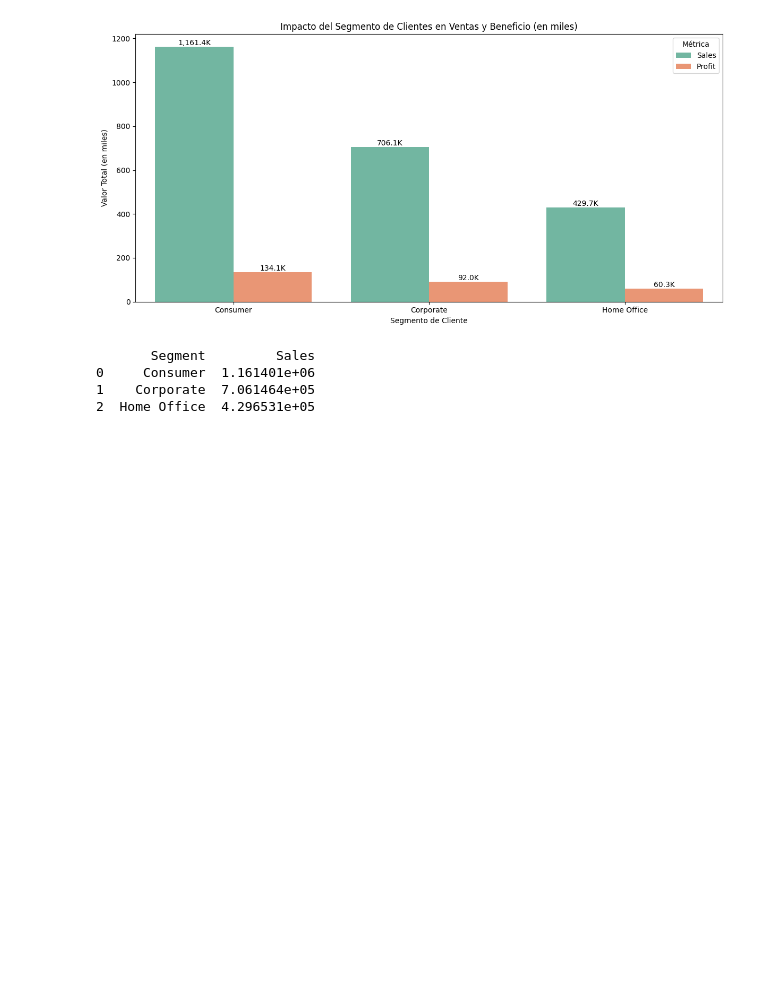
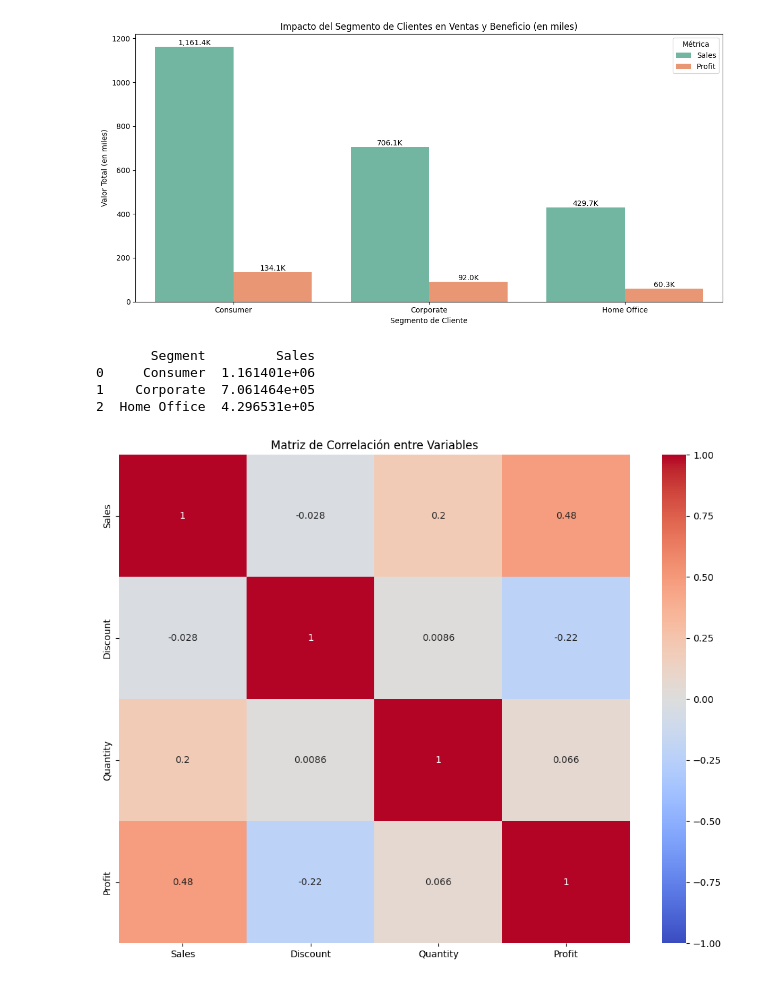
Before and after one commit to NicolasAlarconS/data_science, a Jupyter notebook: nicoals_alarcon.ipynb, the cells around one changed output. Saved outputs shown, nothing was run; the diff lists cells and outputs as text; code cells hidden in the pictures; blank space fills up the shorter version.

Commit message:
Primera entrega

```diff
--- a/nicoals_alarcon.ipynb
+++ b/nicoals_alarcon.ipynb
@@ -225,3 +236,22 @@ print(total_sales_by_segment)
 0     Consumer  1.161401e+06
 1    Corporate  7.061464e+05
 2  Home Office  4.296531e+05
+# %%
+# Seleccionar las columnas que quieres analizar para la correlación
+df_corr = df[['Sales', 'Discount', 'Quantity', 'Profit']]  # Añade más columnas si es necesario
+
+# Calcular la matriz de correlación
+correlation_matrix = df_corr.corr()
+
+# Crear un mapa de calor para la matriz de correlación
+plt.figure(figsize=(10, 8))
+sns.heatmap(correlation_matrix, annot=True, cmap='coolwarm', vmin=-1, vmax=1)
+
+# Agregar título
+plt.title('Matriz de Correlación entre Variables')
+
+# Mostrar gráfico
+plt.tight_layout()
+plt.show()
+# %% [output]
+[figure, added]
```
Also changed, not shown: parts of 1 cell of this notebook.
